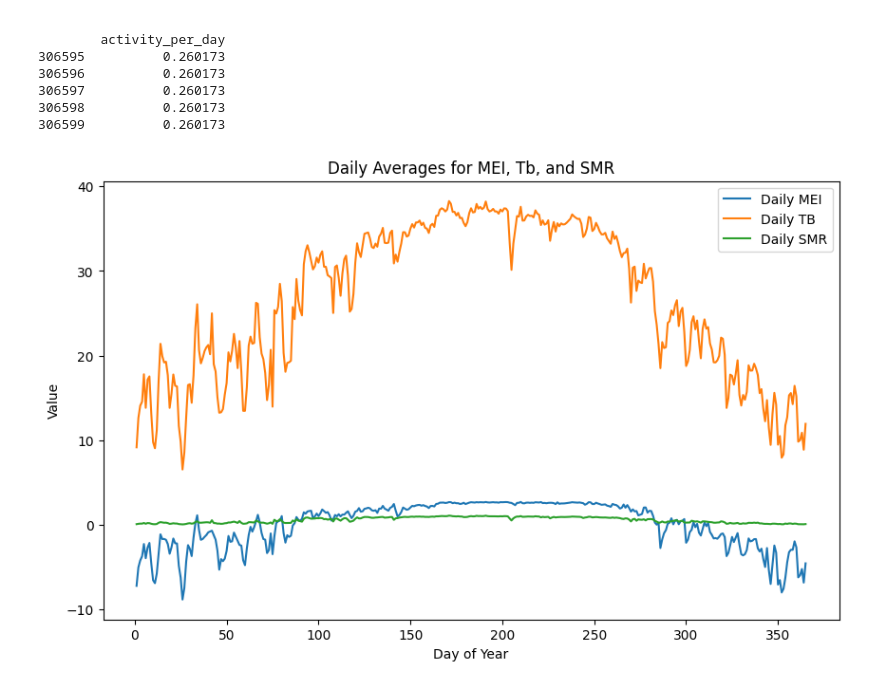
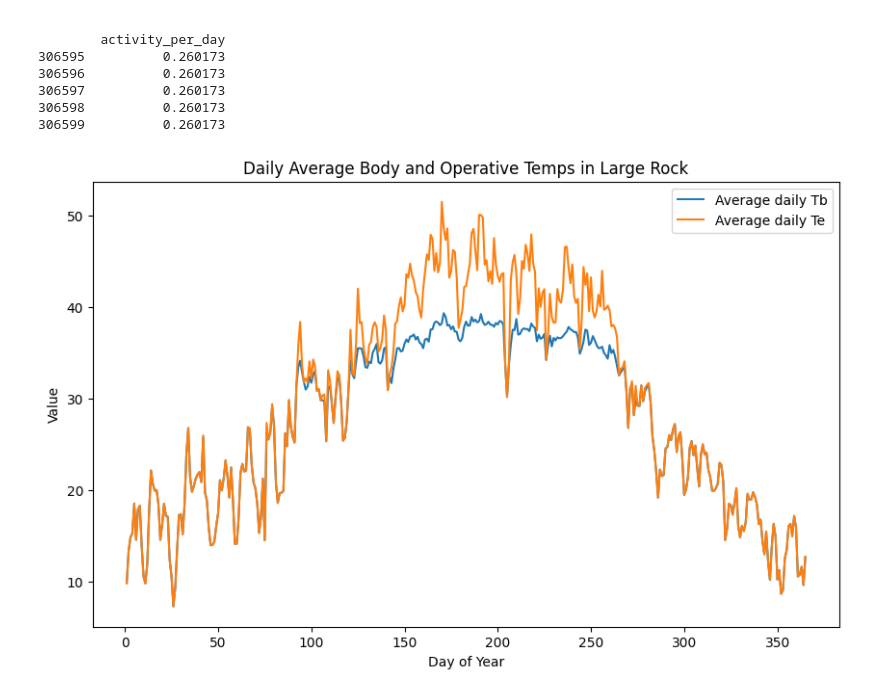
Before and after one commit to laurenneel/energetics-model, a Jupyter notebook: summarizing_data.ipynb, the cells around one changed output. Saved outputs shown, nothing was run; the diff lists cells and outputs as text; code cells hidden in the pictures.

```diff
--- a/summarizing_data.ipynb
+++ b/summarizing_data.ipynb
@@ -25,15 +25,26 @@ import pandas as pd ## added by LN
 import math
 import csv
 
-full_df = pd.read_csv('/Users/laurenneel/Documents/repo_energetics/energetics-model/output.csv')
+LR_full_df = pd.read_csv('/Users/laurenneel/Documents/repo_energetics/energetics-model/output/LR_output_copy.csv')
 #full_df = pd.read_csv('/Users/laurenneel/Documents/repo_energetics/energetics-model/output/output_copy.csv')
-df90 = full_df[full_df['J'] == 90]
-df180 = full_df[full_df['J'] == 180]
-df270 = full_df[full_df['J'] == 270]
-df360 = full_df[full_df['J'] == 360]
+LR_df90 = LR_full_df[(LR_full_df['J'] == 90) & (LR_full_df['time'] >= 7.5)]
+LR_df180 = LR_full_df[(LR_full_df['J'] == 180) & (LR_full_df['time'] >= 7.5)]
+LR_df270 = LR_full_df[(LR_full_df['J'] == 270) & (LR_full_df['time'] >= 7.5)]
+LR_df360 = LR_full_df[(LR_full_df['J'] == 360) & (LR_full_df['time'] >= 7.5)]
 
+TC_full_df = pd.read_csv('/Users/laurenneel/Documents/repo_energetics/energetics-model/output/TC_output_copy.csv')
+TC_df90 = TC_full_df[TC_full_df['J'] == 90 & (TC_full_df['time'] >= 6.5)]
+TC_df180 = TC_full_df[TC_full_df['J'] == 180 & (TC_full_df['time'] >= 6.5)]
+TC_df270 = TC_full_df[TC_full_df['J'] == 270 & (TC_full_df['time'] >= 6.5)]
+TC_df360 = TC_full_df[TC_full_df['J'] == 360 & (TC_full_df['time'] >= 6.5)]
 
+RP_full_df = pd.read_csv('/Users/laurenneel/Documents/repo_energetics/energetics-model/output/RP_output_copy.csv')
+#full_df = pd.read_csv('/Users/laurenneel/Documents/repo_energetics/energetics-model/output/output_copy.csv')
+RP_df90 = RP_full_df[(RP_full_df['J'] == 90) & (RP_full_df['time'] >= 7.5)]
+RP_df180 = RP_full_df[(RP_full_df['J'] == 180) & (RP_full_df['time'] >= 7.5)]
+RP_df270 = RP_full_df[(RP_full_df['J'] == 270) & (RP_full_df['time'] >= 7.5)]
+RP_df360 = RP_full_df[(RP_full_df['J'] == 360) & (RP_full_df['time'] >= 7.5)]
 
-display(full_df)
+display(LR_df90)
 # %% [output]
 |  | time | J | x | y | te | tb | total_activity | mei | net | moved | ... |
@@ -84,10 +168,10 @@ plt.show()
 # %%
 ## create a new column to get activity hours per day
 # Create a new column 'activity_per_day' by dividing 'total_activity' by 'day_of_year'
-full_df['activity_per_day'] = full_df['total_activity'] / (full_df['J']*840) #840 = # mins between 6:00-20:00
+LR_full_df['activity_per_day'] = LR_full_df['total_activity'] / (LR_full_df['J']*840) #840 = # mins between 6:00-20:00
 
 # Print the updated DataFrame
-print(full_df.tail())
+print(LR_full_df.tail())
 # %% [output]
              time      J           x          y         te         tb  \
 306595  19.930507  365.0  110.015007  94.643358  18.433762  18.425205
@@ -111,25 +195,26 @@ print(full_df.tail())
 306599          0.260173
 # %%
 # filter the data for the variables of interest (mei, tb, smr, moved)
-df_subset = full_df[['J', 'mei', 'tb', 'smr', 'moved', 'energy_balance']]
+df_subset = LR_full_df[['J', 'mei', 'tb', 'te','smr', 'moved', 'energy_balance']]
 
 # calculate daily averages
 daily_averages = df_subset.groupby('J').mean()
 
 # plot the data
 fig, ax = plt.subplots(figsize=(10, 6))
 
-ax.plot(daily_averages.index, daily_averages['mei'], label='Daily MEI')
-ax.plot(daily_averages.index, daily_averages['tb'], label='Daily TB')
-ax.plot(daily_averages.index, daily_averages['smr'], label='Daily SMR')
+#ax.plot(daily_averages.index, daily_averages['mei'], label='Daily MEI')
+ax.plot(daily_averages.index, daily_averages['tb'], label='Average daily Tb')
+ax.plot(daily_averages.index, daily_averages['te'], label='Average daily Te')
+#ax.plot(daily_averages.index, daily_averages['smr'], label='Daily SMR')
 #ax.plot(daily_averages.index, daily_averages['energy_balance'], label='Energy Balance')
 #ax.plot(daily_averages.index, daily_averages['moved'], label='Average Moved')
 
 ax.set_xlabel('Day of Year')
 ax.set_ylabel('Value')
-ax.set_title('Daily Averages for MEI, Tb, and SMR')
+ax.set_title('Daily Average Body and Operative Temps in Large Rock')
 ax.legend()
 
 plt.show()
 # %% [output]
-[figure, old version]
+[figure, new version]
```
Also changed, not shown: parts of 7 cells of this notebook, 12 other files.
